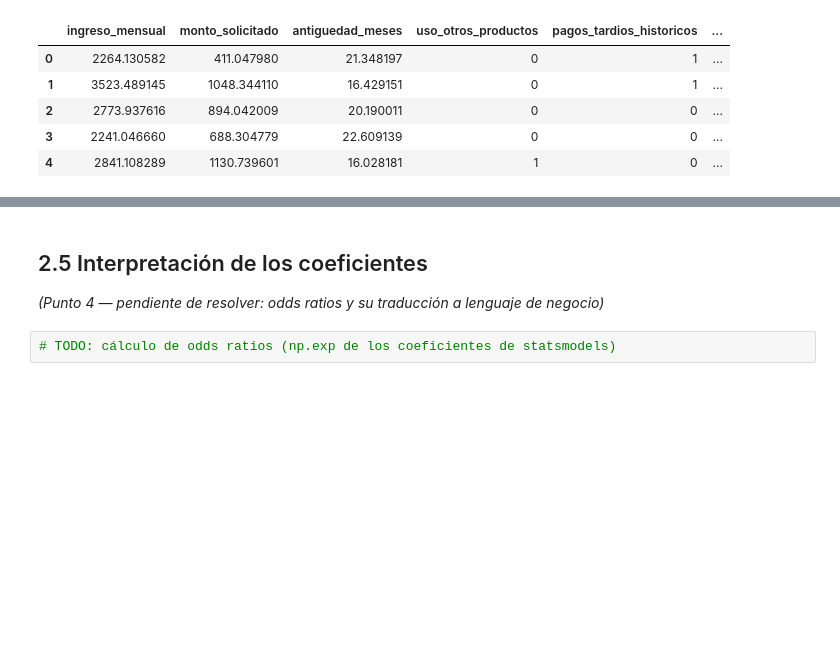
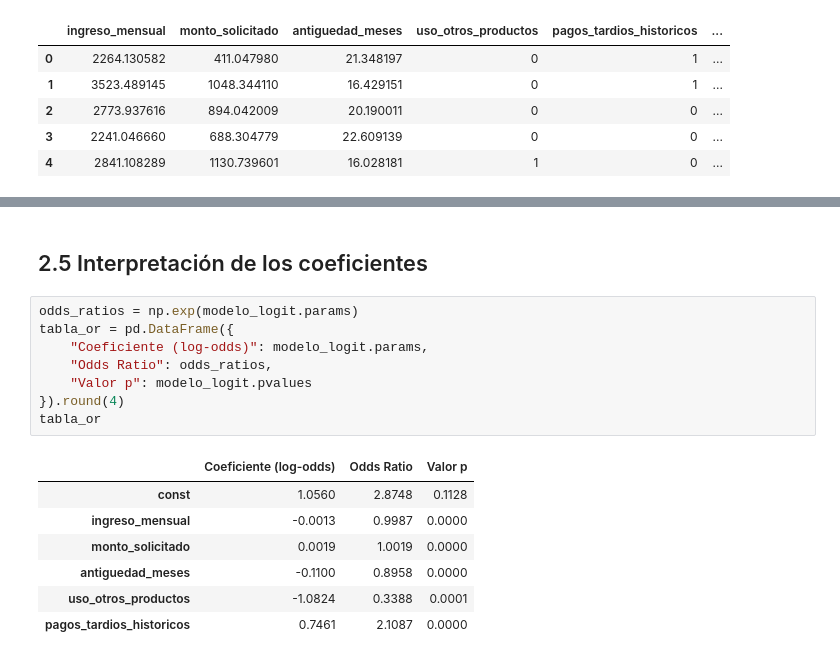
Before and after one commit to APES-M-JeissonS-JuanB/Sesion_6_Otros_Modelos_De_Regresion, a Jupyter notebook: Sanchez_Jeisson_y_Bogota_Juan_CasoEstudio_sesion6.ipynb, the cells around one changed output, grey strips where cells are left out. Saved outputs shown, nothing was run; the diff lists cells and outputs as text; blank space fills up the shorter version.

```diff
--- a/Sanchez_Jeisson_y_Bogota_Juan_CasoEstudio_sesion6.ipynb
+++ b/Sanchez_Jeisson_y_Bogota_Juan_CasoEstudio_sesion6.ipynb
@@ -234,6 +362,18 @@ df_credito.head()
 # %% [markdown]
 ## 2.5 Interpretación de los coeficientes
-
-*(Punto 4 — pendiente de resolver: odds ratios y su traducción a lenguaje de negocio)*
 # %%
-# TODO: cálculo de odds ratios (np.exp de los coeficientes de statsmodels)
+odds_ratios = np.exp(modelo_logit.params)
+tabla_or = pd.DataFrame({
+    "Coeficiente (log-odds)": modelo_logit.params,
+    "Odds Ratio": odds_ratios,
+    "Valor p": modelo_logit.pvalues
+}).round(4)
+tabla_or
+# %% [output]
+|  | Coeficiente (log-odds) | Odds Ratio | Valor p |
+| const | 1.0560 | 2.8748 | 0.1128 |
+| ingreso_mensual | -0.0013 | 0.9987 | 0.0000 |
+| monto_solicitado | 0.0019 | 1.0019 | 0.0000 |
+| antiguedad_meses | -0.1100 | 0.8958 | 0.0000 |
+| uso_otros_productos | -1.0824 | 0.3388 | 0.0001 |
+| pagos_tardios_historicos | 0.7461 | 2.1087 | 0.0000 |
```
Also changed, not shown: parts of 34 cells of this notebook.
